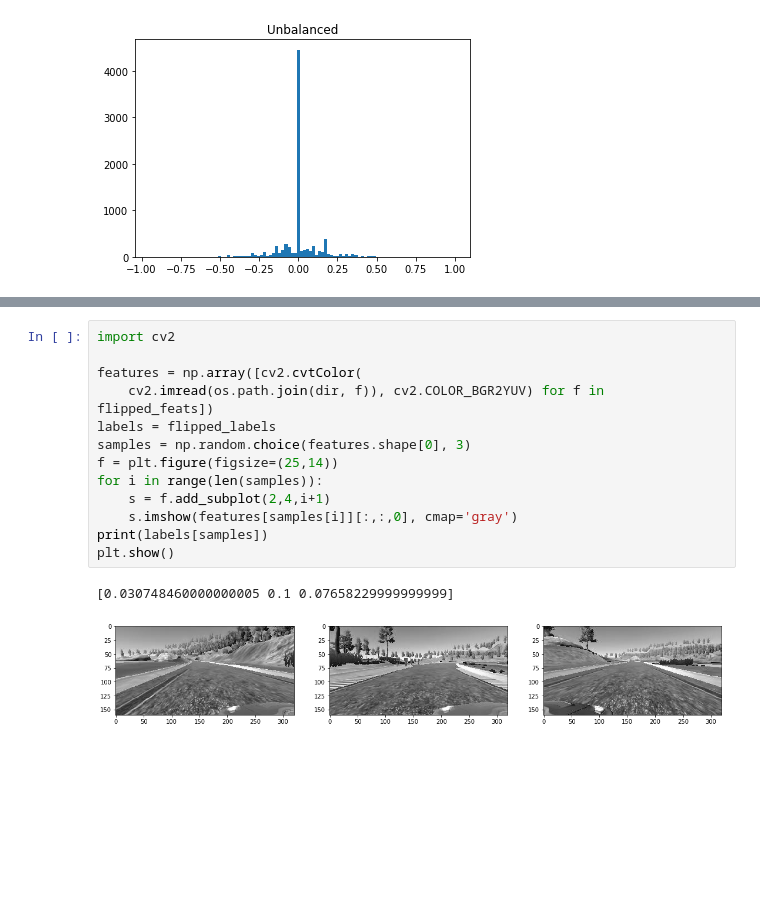
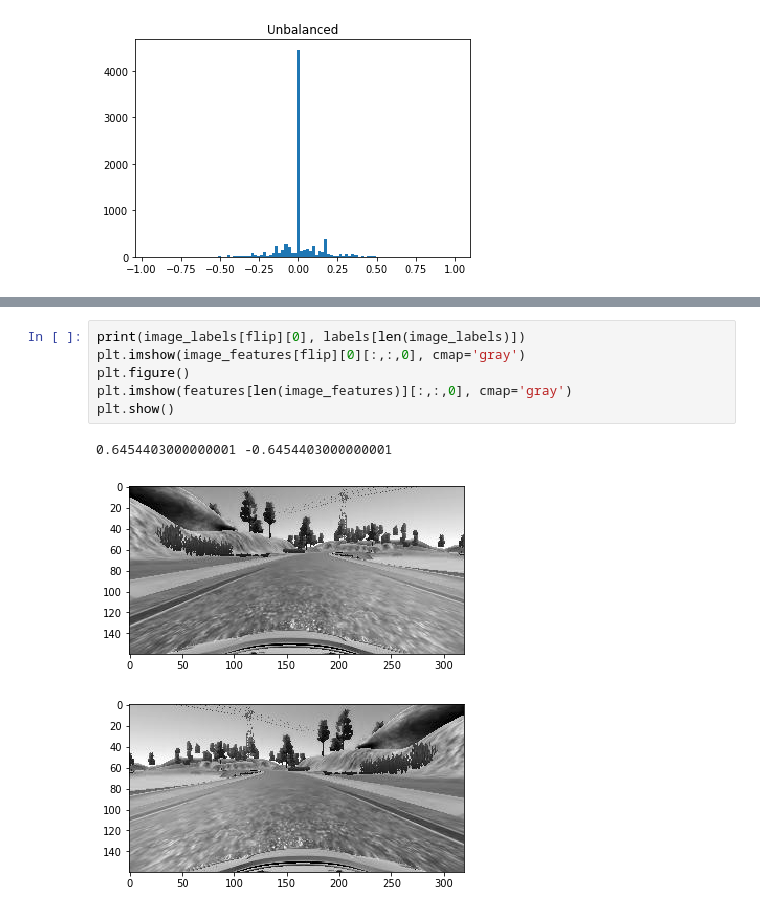
Before and after one commit to subhash/CarND-Behavioral-Cloning, a Jupyter notebook: Trial.ipynb, the cells around one changed output, grey strips where cells are left out. Drawn from its saved outputs; the diff is of its cells as text; blank space fills up the shorter version.

```diff
--- a/Trial.ipynb
+++ b/Trial.ipynb
@@ -71,19 +107,13 @@ plt.show()
-# %%
-import cv2
-
-features = np.array([cv2.cvtColor(
-    cv2.imread(os.path.join(dir, f)), cv2.COLOR_BGR2YUV) for f in flipped_feats])
-labels = flipped_labels
-samples = np.random.choice(features.shape[0], 3)
-f = plt.figure(figsize=(25,14))
-for i in range(len(samples)):
-    s = f.add_subplot(2,4,i+1)
-    s.imshow(features[samples[i]][:,:,0], cmap='gray')
-print(labels[samples])
-plt.show()
-# %% [output]
-[0.030748460000000005 0.1 0.07658229999999999]
-[figure, removed]
+# %%
+print(image_labels[flip][0], labels[len(image_labels)])
+plt.imshow(image_features[flip][0][:,:,0], cmap='gray')
+plt.figure()
+plt.imshow(features[len(image_features)][:,:,0], cmap='gray')
+plt.show()
+# %% [output]
+0.6454403000000001 -0.6454403000000001
+[figure, added]
+[figure, added]
 # %%
 from keras.models import Sequential
 from keras.layers import Cropping2D
```
Also changed, not shown: parts of 7 cells of this notebook.
